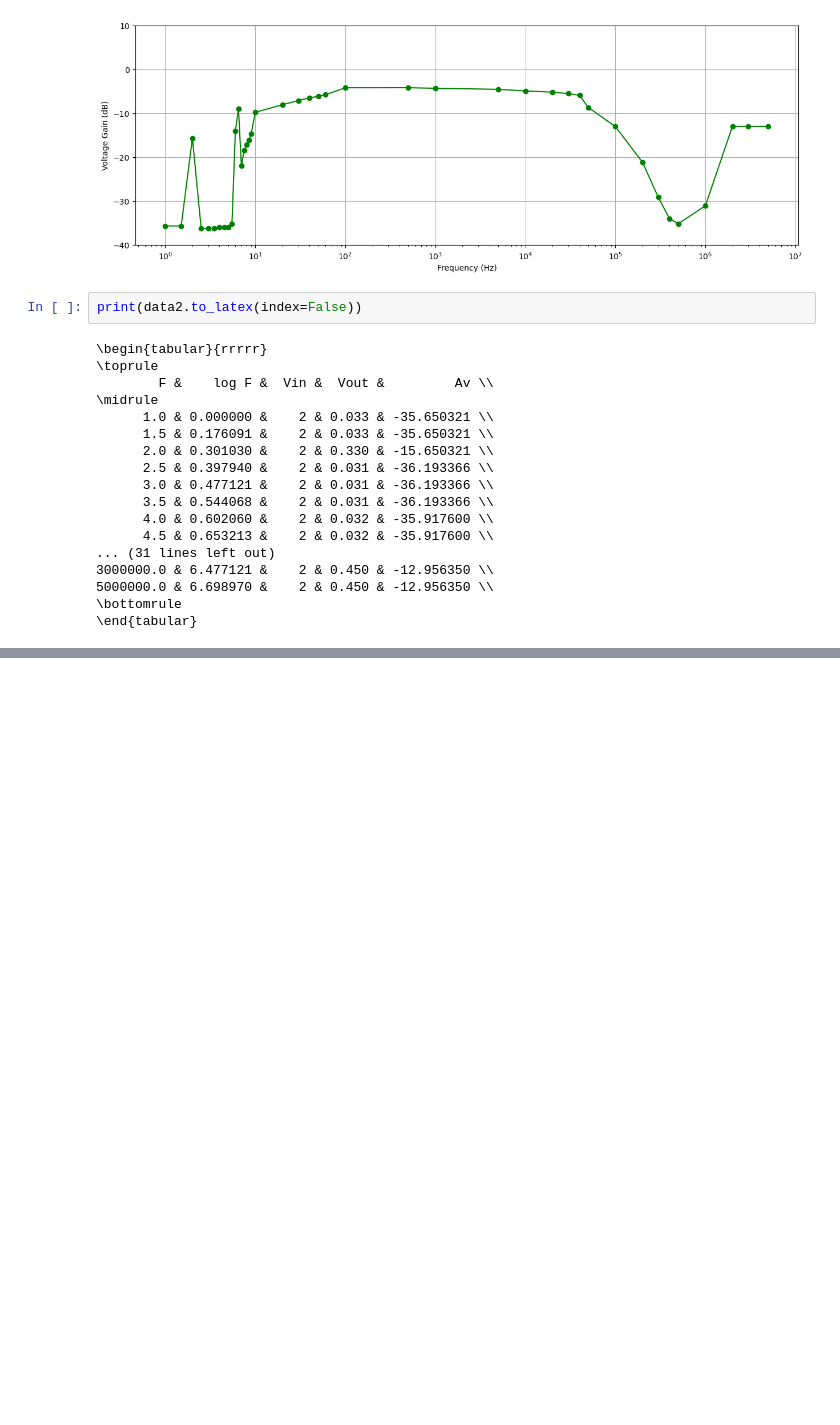
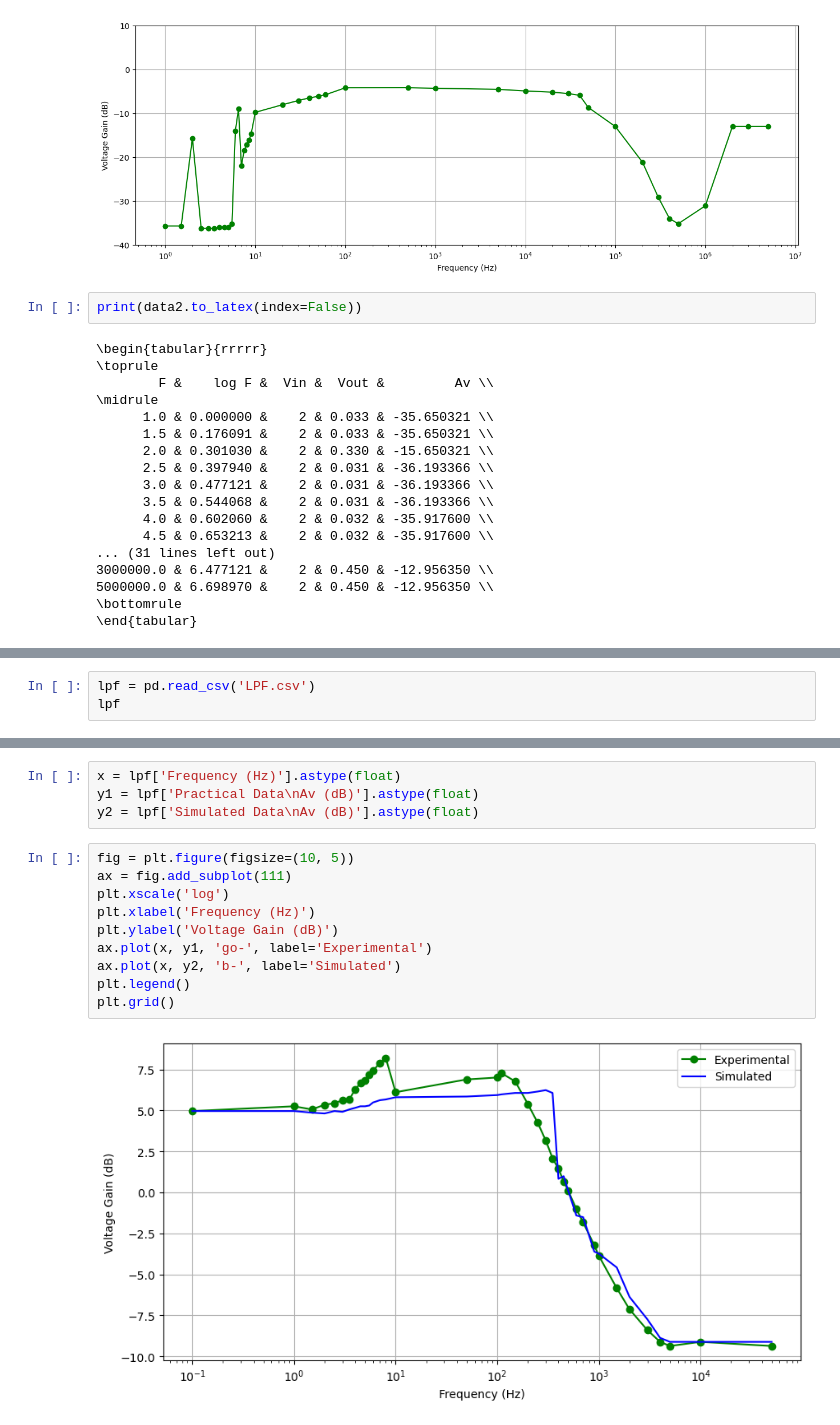
Before and after one commit to Turja-Roy/ETE-Books-and-Notes, a Jupyter notebook: L2T1/ETE-202/Codes/Graph_Plotter.ipynb, the cells around one changed output, grey strips where cells are left out. Drawn from its saved outputs; the diff is of its cells as text; blank space fills up the shorter version.

```diff
--- a/L2T1/ETE-202/Codes/Graph_Plotter.ipynb
+++ b/L2T1/ETE-202/Codes/Graph_Plotter.ipynb
@@ -135,0 +236,3 @@ print(data2.to_latex(index=False))
+# %%
+lpf = pd.read_csv('LPF.csv')
+lpf
@@ -135,0 +277,16 @@ print(data2.to_latex(index=False))
+# %%
+x = lpf['Frequency (Hz)'].astype(float)
+y1 = lpf['Practical Data\nAv (dB)'].astype(float)
+y2 = lpf['Simulated Data\nAv (dB)'].astype(float)
+# %%
+fig = plt.figure(figsize=(10, 5))
+ax = fig.add_subplot(111)
+plt.xscale('log')
+plt.xlabel('Frequency (Hz)')
+plt.ylabel('Voltage Gain (dB)')
+ax.plot(x, y1, 'go-', label='Experimental')
+ax.plot(x, y2, 'b-', label='Simulated')
+plt.legend()
+plt.grid()
+# %% [output]
+[figure, added]
```
Also changed, not shown: parts of 12 cells of this notebook, 8 other files.
